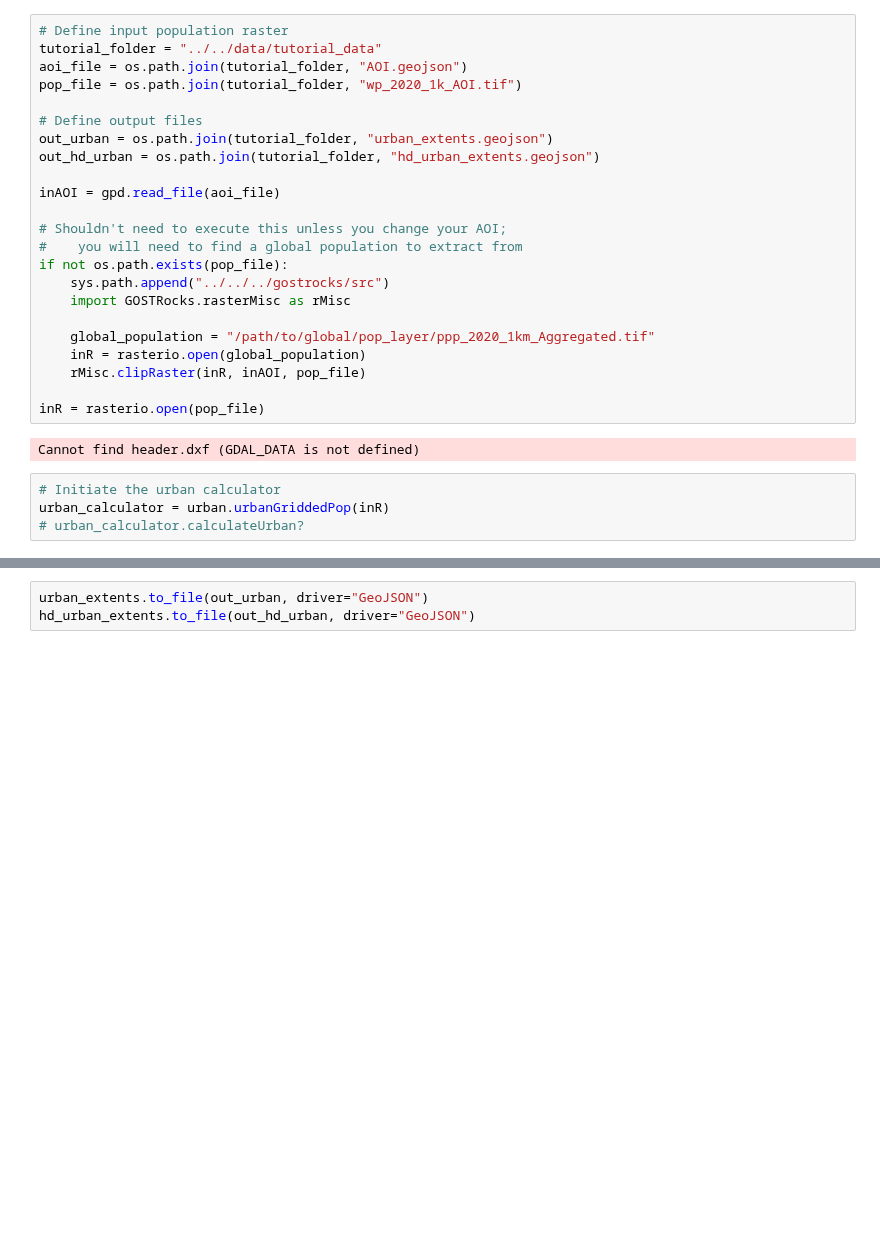
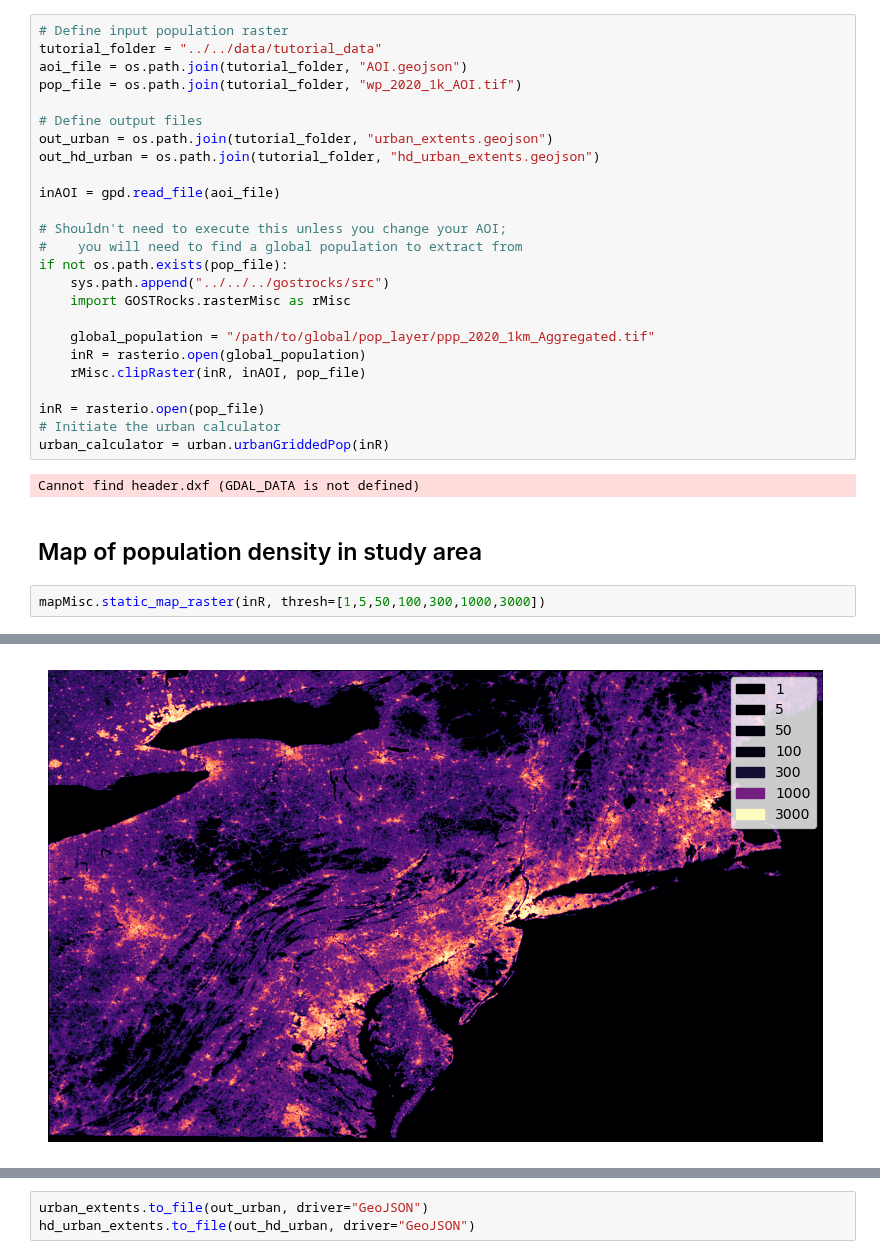
Before and after one commit to worldbank/GOSTurban, a Jupyter notebook: notebooks/Tutorials/UrbanAreas_tutorials.ipynb, the cells around one changed output, grey strips where cells are left out. Cells and saved outputs as stored; diff of their text form; blank space fills up the shorter version.

```diff
--- a/notebooks/Tutorials/UrbanAreas_tutorials.ipynb
+++ b/notebooks/Tutorials/UrbanAreas_tutorials.ipynb
@@ -31,9 +35,12 @@ if not os.path.exists(pop_file):
     rMisc.clipRaster(inR, inAOI, pop_file)
 
 inR = rasterio.open(pop_file)
+# Initiate the urban calculator
+urban_calculator = urban.urbanGriddedPop(inR)
 # %% [output]
 Cannot find header.dxf (GDAL_DATA is not defined)
-# %%
-# Initiate the urban calculator
-urban_calculator = urban.urbanGriddedPop(inR)
-# urban_calculator.calculateUrban?
+# %% [markdown]
+## Map of population density in study area
+# %%
+mapMisc.static_map_raster(inR, thresh=[1,5,50,100,300,1000,3000])
+# %% [output]
@@ -39,0 +48 @@ urban_calculator = urban.urbanGriddedPop(inR)
+[figure, added]
```
Also changed, not shown: parts of 12 cells of this notebook, 44 other files.
